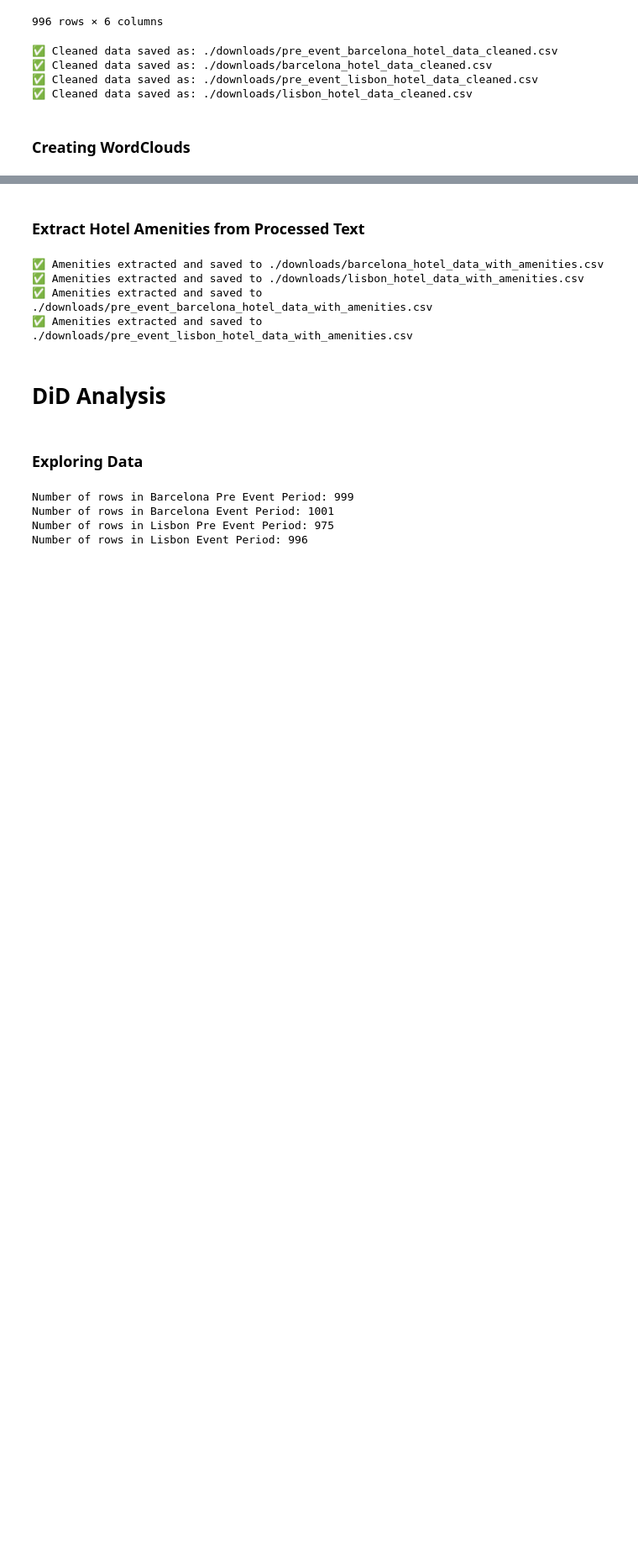
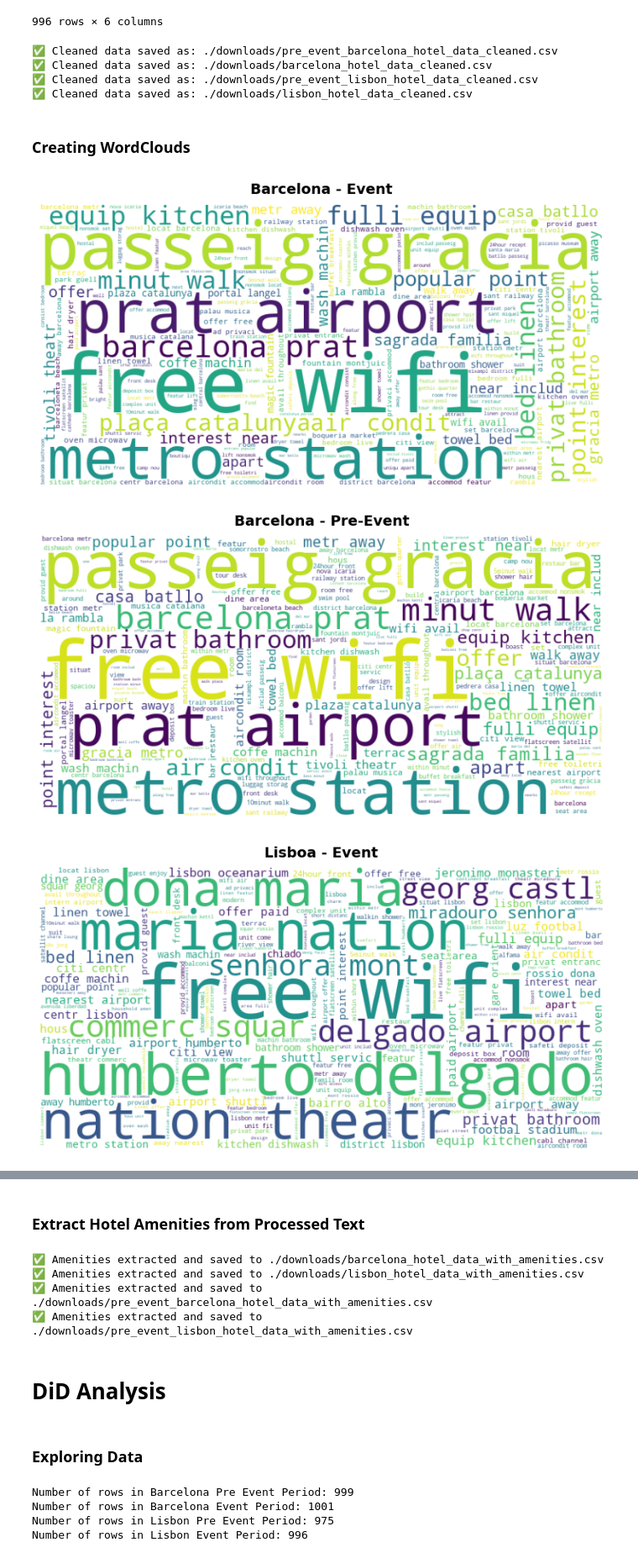
Before and after one commit to alejandro-delgado-t/Booking, a Jupyter notebook: NLP_Booking_Project/booking_project.ipynb, the cells around one changed output, grey strips where cells are left out. Shown at 84% size. Saved outputs shown, nothing was run; the diff lists cells and outputs as text; code cells hidden in the pictures; blank space fills up the shorter version.

```diff
--- a/NLP_Booking_Project/booking_project.ipynb
+++ b/NLP_Booking_Project/booking_project.ipynb
@@ -609,35 +609,49 @@ lis_cleaned = clean_hotel_reviews("./downloads/lisbon_hotel_data.csv")
 # %% [markdown]
 ### Creating WordClouds
 # %%
-def generate_wordclouds(df, text_column="Cleaned_Description", location_column="Location"):
+def generate_wordclouds(df, text_column="Cleaned_Description", location_column="Location", title=None):
     """
     Function to generate word clouds from a given DataFrame.
     """
 
     # Ensure the text column exists
     if text_column not in df.columns:
         raise ValueError(f"Column '{text_column}' not found in the dataset!")
 
     # Helper function to generate and display word cloud
     def plot_wordcloud(text, title):
         if not text.strip():  # Handle empty text cases
             print(f"⚠️ No text available for '{title}'")
             return
 
         wordcloud = WordCloud(width=800, height=400, background_color="white").generate(text)
 
         plt.figure(figsize=(10, 5))
         plt.imshow(wordcloud, interpolation="bilinear")
         plt.axis("off")
-        plt.title(title, fontsize=14)
+        plt.title(title, fontsize=14, fontweight='bold', pad=10)
         plt.show()
 
     # Generate word cloud for entire dataset
     all_text = " ".join(df[text_column].dropna())
-    plot_wordcloud(all_text, f"Word Cloud - {text_column}")
+
+    # Use custom title if provided, otherwise default to text_column name
+    main_title = title if title else f"Overall Word Cloud - {text_column}"
+    plot_wordcloud(all_text, main_title)
 
     # Generate Word Clouds Separately for Cities if location column exists
     if location_column in df.columns:
-        for city in df[location_column].unique():
+        for city in df[location_column].dropna().unique():
             city_text = " ".join(df[df[location_column] == city][text_column].dropna())
-            plot_wordcloud(city_text, f"Word Cloud - {city}")
+            city_title = f"Word Cloud - {city}" if not title else f"{title} - {city}"
+            plot_wordcloud(city_text, city_title)
+
+# Generate Word Clouds for each dataset
+generate_wordclouds(bcn_cleaned, title="Barcelona - Event")
+generate_wordclouds(pre_ev_bcn_cleaned, title="Barcelona - Pre-Event")
+generate_wordclouds(lis_cleaned, title="Lisboa - Event")
+generate_wordclouds(pre_ev_lis_cleaned, title="Lisboa - Pre-Event")
+# %% [output]
+[figure, added]
+[figure, added]
+[figure, added]
```
Also changed, not shown: parts of 20 cells of this notebook, 1 other file.
